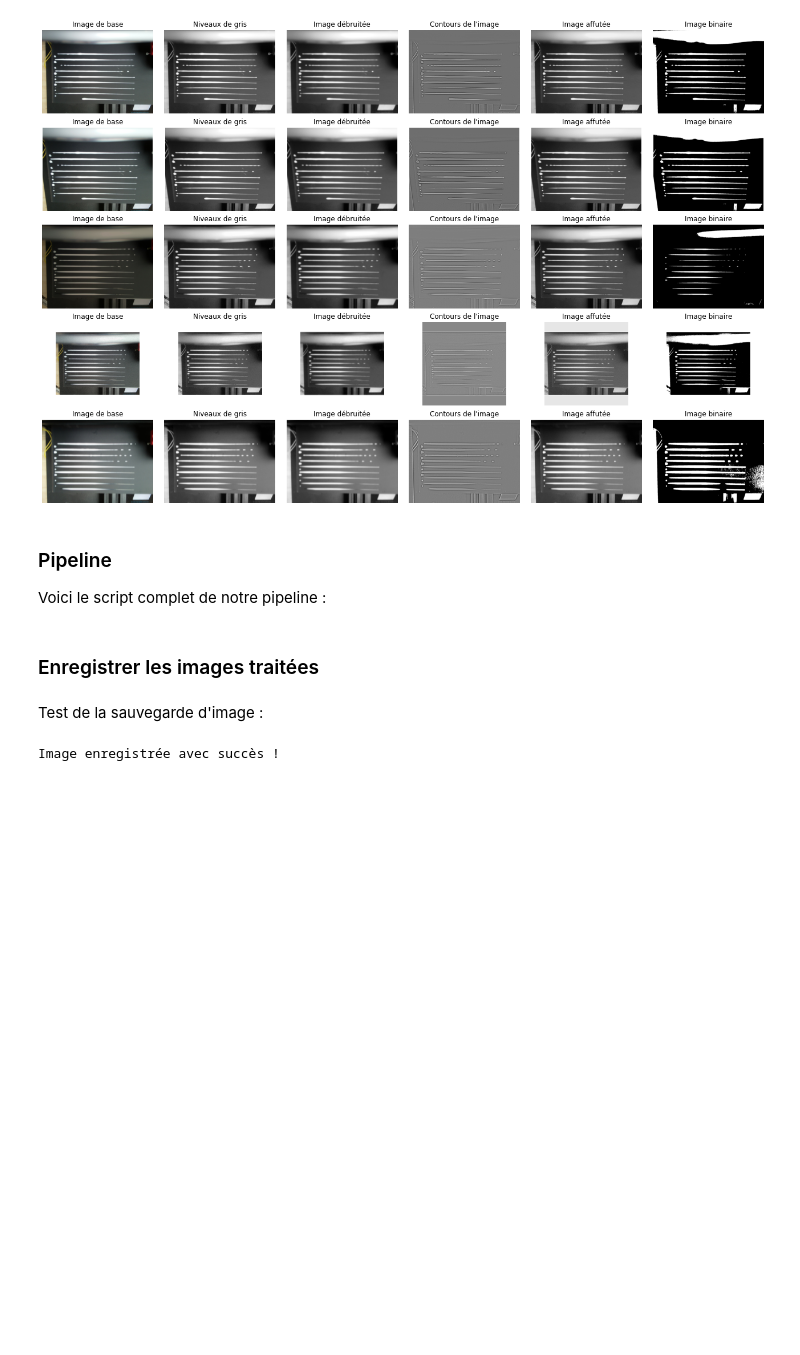
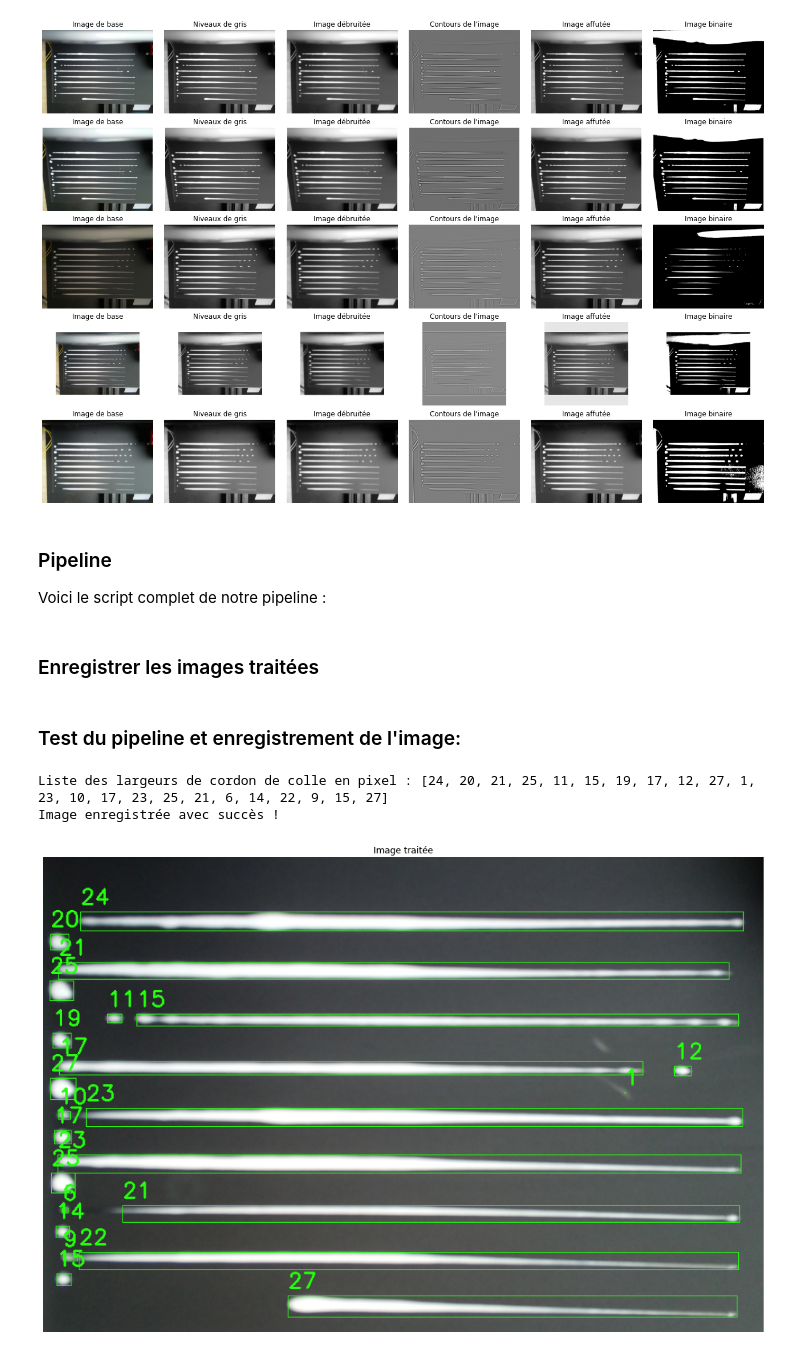
Before and after one commit to greg-ynx/Projet-Encolleuse-Image-Processing, a Jupyter notebook: images_processing.ipynb, the cells around one changed output. Saved outputs shown, nothing was run; the diff lists cells and outputs as text; code cells hidden in the pictures; blank space fills up the shorter version.

Commit message:
Traitement d'image terminé

```diff
--- a/images_processing.ipynb
+++ b/images_processing.ipynb
@@ -296,22 +296,38 @@ def image_processing_pipeline(path:str):
     contours_detection = cv2.findContours(image=image_scale_abs, mode=cv2.RETR_TREE, method=cv2.CHAIN_APPROX_NONE)
     contours_detection = contours_detection[0] if len(contours_detection) == 2 else contours_detection[1]
 
+    # Liste des valeurs de largeur des cordons
+    widths = []
+
     # Mesures du diamètre des cordons
     for c in contours_detection:
         x,y,w,h = cv2.boundingRect(c)
         cv2.putText(img, str(h), (x,y - 10), cv2.FONT_HERSHEY_SIMPLEX, 0.9, (36,255,12), 2)
         cv2.rectangle(img, (x, y), (x + w, y + h), (36,255,12), 1)
+        widths.insert(0, h)
 
-    return img
+    return img, widths
 # %% [markdown]
 ### Enregistrer les images traitées
 # %%
 def save_processed_img(processed_img, filename:str):
-    cv2.imwrite('assets/img/processed/'+filename, processed_img)
+    return cv2.imwrite('assets/img/processed/'+filename, processed_img)
-# %% [markdown]
-Test de la sauvegarde d'image :
-# %%
-save_processed_img(image_processing_pipeline('assets/img/raw/img001.jpg'), 'test001.jpg')
-print('Image enregistrée avec succès !')
-# %% [output]
-Image enregistrée avec succès !
+# %% [markdown]
+### Test du pipeline et enregistrement de l'image:
+# %%
+# Acquisition des résultats du pipeline
+test_img, test_width = image_processing_pipeline('assets/img/raw/img001.jpg')
+
+plt.figure(figsize=(18,12))
+plt.imshow(test_img)
+plt.title('Image traitée')
+plt.axis('off')
+print(f'Liste des largeurs de cordon de colle en pixel : {test_width}')
+
+# Enregistrement de l'image
+if save_processed_img(test_img, 'test001.jpg'):
+    print('Image enregistrée avec succès !')
+# %% [output]
+Liste des largeurs de cordon de colle en pixel : [24, 20, 21, 25, 11, 15, 19, 17, 12, 27, 1, 23, 10, 17, 23, 25, 21, 6, 14, 22, 9, 15, 27]
+Image enregistrée avec succès !
+[figure, added]
```
